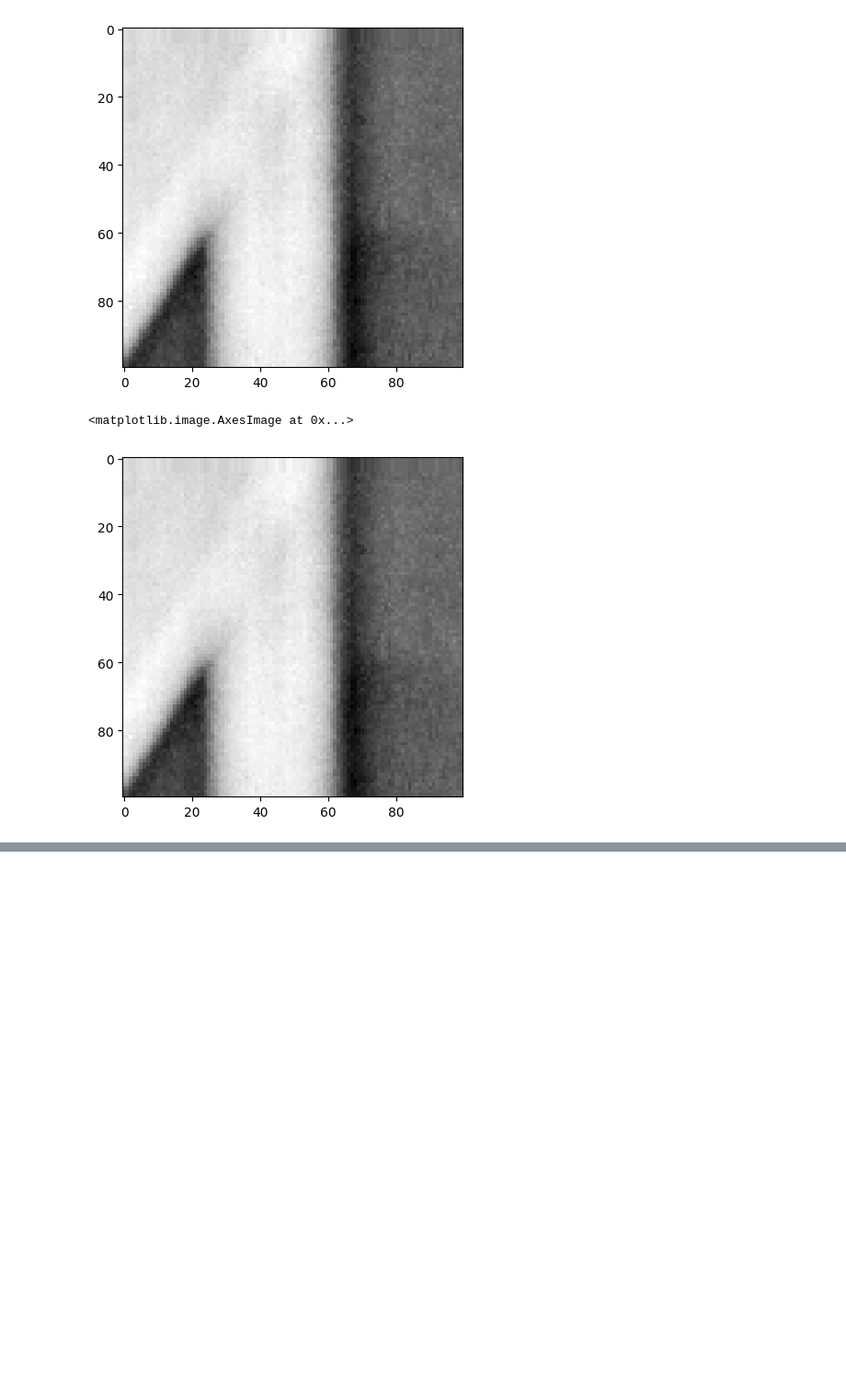
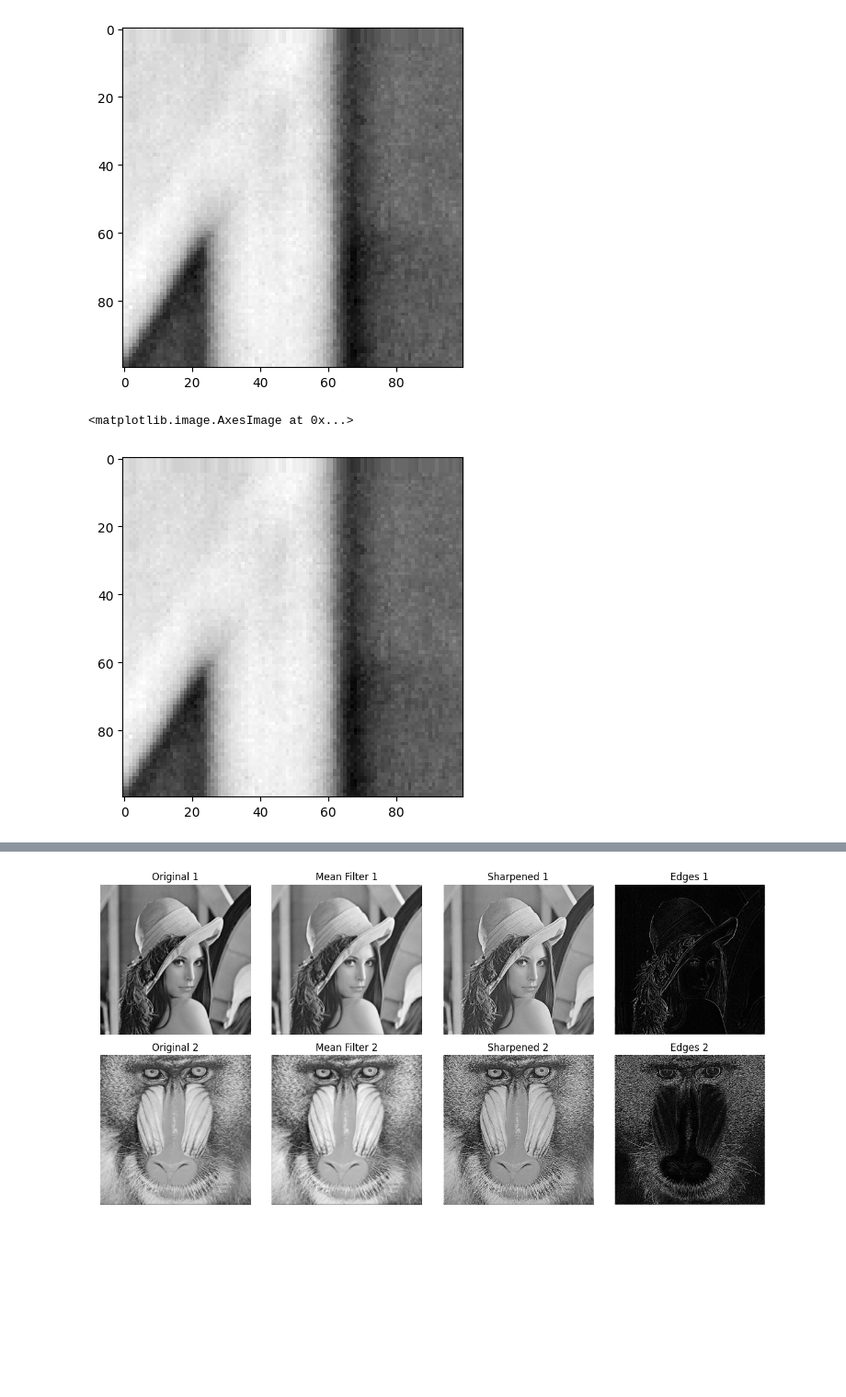
Before and after one commit to justin-2003/CSC467_Week2_lab, a Jupyter notebook: lab02.ipynb, the cells around one changed output, grey strips where cells are left out. Shown at 92% size. Cells and saved outputs as stored; diff of their text form; code cells hidden in the pictures; blank space fills up the shorter version.

```diff
--- a/lab02.ipynb
+++ b/lab02.ipynb
@@ -44,0 +47,80 @@ TypeError: Invalid shape () for image data
+# %%
+import numpy as np
+import cv2
+import requests
+import matplotlib.pyplot as plt
+
+def url_to_image(url):
+    "Downloads an image from a URL and converts it to a grayscale NumPy array."
+    resp = requests.get(url, stream=True)
+    if resp.status_code == 200:
+        image = np.asarray(bytearray(resp.content), dtype="uint8")
+        image = cv2.imdecode(image, cv2.IMREAD_GRAYSCALE)
+        return image
+    else:
+        print(f"Error: Could not download {url}")
+        return None
+
+def apply_convolution(image, kernel):
+    "Applies a 3x3 convolution filter manually."
+    h, w = image.shape
+    kernel_size = 3
+    pad = kernel_size // 2
+
+    # Padding the image to handle borders
+    padded_image = np.pad(image, pad, mode='constant', constant_values=0)
+    result = np.zeros((h, w))
+
+    for i in range(h):
+        for j in range(w):
+            region = padded_image[i:i+kernel_size, j:j+kernel_size]
+            result[i, j] = np.sum(region * kernel)
+
+    # Normalize the output
+    result = np.clip(result, 0, 255)
+    return result.astype(np.uint8)
+
+# Define the 3x3 kernels
+mean_kernel = np.ones((3, 3)) / 9
+sharpen_kernel = np.array([[0, -1,  0],
+                           [-1,  5, -1],
+                           [0, -1,  0]])
+edge_kernel = np.array([[-1, -1, -1],
+                         [-1,  8, -1],
+                         [-1, -1, -1]])
+
+# Load images from URLs
+image1_url = "https://raw.githubusercontent.com/justin-2003/CSC467_Week2_lab/main/Lena.png"
+image2_url = "https://raw.githubusercontent.com/justin-2003/CSC467_Week2_lab/main/baboon.png"
+
+image1 = url_to_image(image1_url)
+image2 = url_to_image(image2_url)
+
+# Apply filters
+mean_filtered1 = apply_convolution(image1, mean_kernel)
+sharpened1 = apply_convolution(image1, sharpen_kernel)
+edges1 = apply_convolution(image1, edge_kernel)
+
+mean_filtered2 = apply_convolution(image2, mean_kernel)
+sharpened2 = apply_convolution(image2, sharpen_kernel)
+edges2 = apply_convolution(image2, edge_kernel)
+
+# Display results
+fig, axes = plt.subplots(3, 4, figsize=(12, 9))
+axes[0, 0].imshow(image1, cmap='gray'); axes[0, 0].set_title("Original 1")
+axes[0, 1].imshow(mean_filtered1, cmap='gray'); axes[0, 1].set_title("Mean Filter 1")
+axes[0, 2].imshow(sharpened1, cmap='gray'); axes[0, 2].set_title("Sharpened 1")
+axes[0, 3].imshow(edges1, cmap='gray'); axes[0, 3].set_title("Edges 1")
+
+axes[1, 0].imshow(image2, cmap='gray'); axes[1, 0].set_title("Original 2")
+axes[1, 1].imshow(mean_filtered2, cmap='gray'); axes[1, 1].set_title("Mean Filter 2")
+axes[1, 2].imshow(sharpened2, cmap='gray'); axes[1, 2].set_title("Sharpened 2")
+axes[1, 3].imshow(edges2, cmap='gray'); axes[1, 3].set_title("Edges 2")
+
+for ax in axes.flat:
+    ax.axis('off')
+
+plt.tight_layout()
+plt.show()
+# %% [output]
+[figure, added]
```
Also changed, not shown: parts of 3 cells of this notebook.
